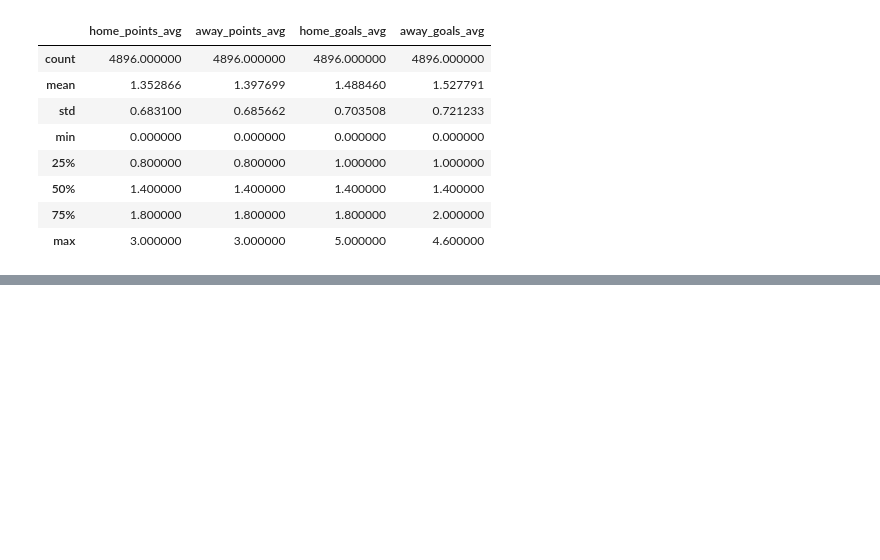
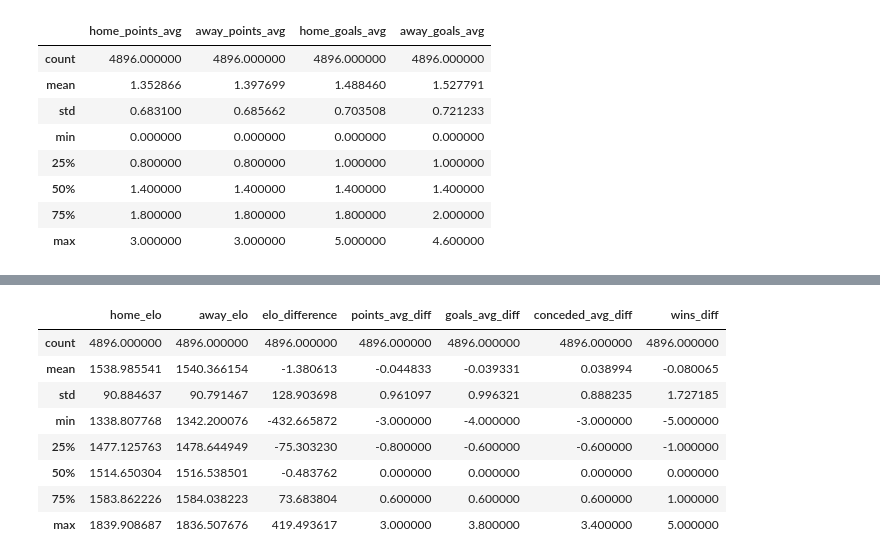
Before and after one commit to x0y0n/bundesliga-match-predictor, a Jupyter notebook: notebooks/02_feature_engineering.ipynb, the cells around one changed output, grey strips where cells are left out. Cells and saved outputs as stored; diff of their text form; code cells hidden in the pictures; blank space fills up the shorter version.

```diff
--- a/notebooks/02_feature_engineering.ipynb
+++ b/notebooks/02_feature_engineering.ipynb
@@ -299,0 +410,42 @@ def update_elo(rating, expected, actual, k=20):
+# %%
+features_df["points_avg_diff"] = (
+    features_df["home_points_avg"]
+    - features_df["away_points_avg"]
+)
+
+features_df["goals_avg_diff"] = (
+    features_df["home_goals_avg"]
+    - features_df["away_goals_avg"]
+)
+
+features_df["conceded_avg_diff"] = (
+    features_df["home_conceded_avg"]
+    - features_df["away_conceded_avg"]
+)
+
+features_df["wins_diff"] = (
+    features_df["home_wins"]
+    - features_df["away_wins"]
+)
+# %%
+features_df[
+    [
+        "home_elo",
+        "away_elo",
+        "elo_difference",
+        "points_avg_diff",
+        "goals_avg_diff",
+        "conceded_avg_diff",
+        "wins_diff"
+    ]
+].describe()
+# %% [output]
+|  | home_elo | away_elo | elo_difference | points_avg_diff | goals_avg_diff | conceded_avg_diff | wins_diff |
+| count | 4896.000000 | 4896.000000 | 4896.000000 | 4896.000000 | 4896.000000 | 4896.000000 | 4896.000000 |
+| mean | 1538.985541 | 1540.366154 | -1.380613 | -0.044833 | -0.039331 | 0.038994 | -0.080065 |
+| std | 90.884637 | 90.791467 | 128.903698 | 0.961097 | 0.996321 | 0.888235 | 1.727185 |
+| min | 1338.807768 | 1342.200076 | -432.665872 | -3.000000 | -4.000000 | -3.000000 | -5.000000 |
+| 25% | 1477.125763 | 1478.644949 | -75.303230 | -0.800000 | -0.600000 | -0.600000 | -1.000000 |
+| 50% | 1514.650304 | 1516.538501 | -0.483762 | 0.000000 | 0.000000 | 0.000000 | 0.000000 |
+| 75% | 1583.862226 | 1584.038223 | 73.683804 | 0.600000 | 0.600000 | 0.600000 | 1.000000 |
+| max | 1839.908687 | 1836.507676 | 419.493617 | 3.000000 | 3.800000 | 3.400000 | 5.000000 |
```
Also changed, not shown: parts of 14 cells of this notebook, 5 other files.
